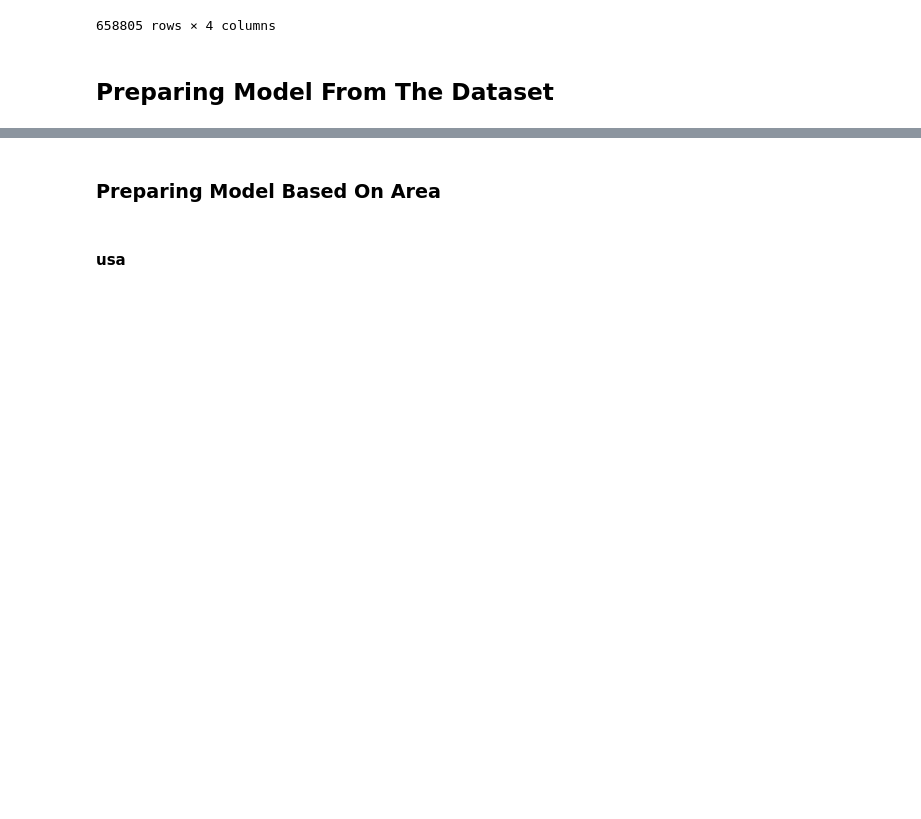
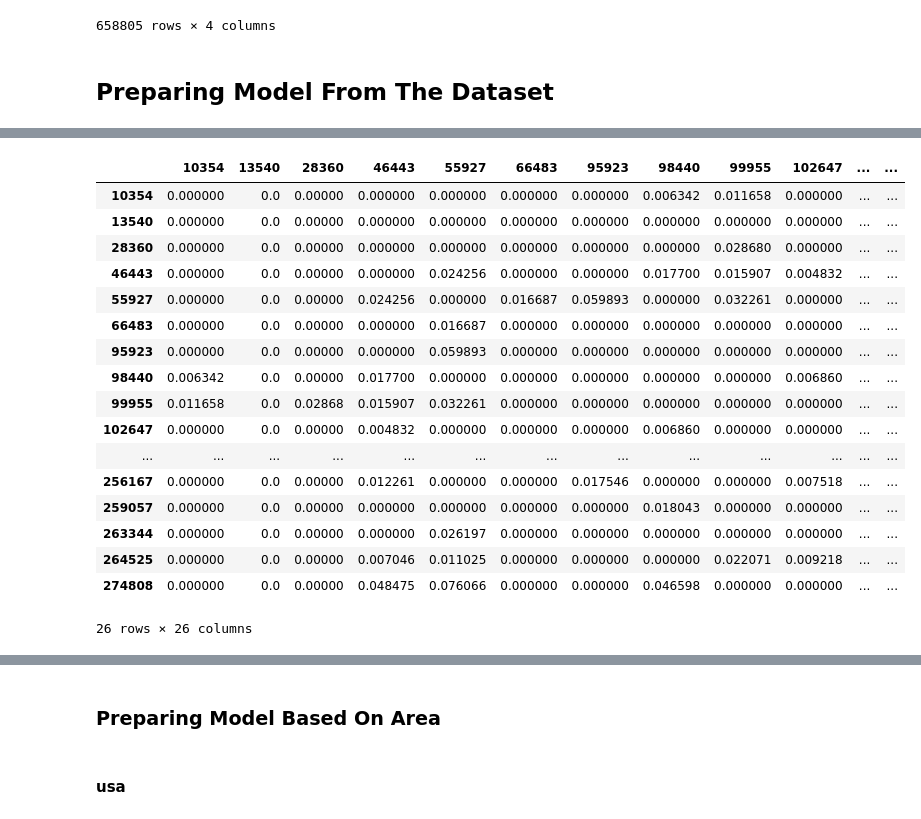
Before and after one commit to kunal-mallick/Book_Recommendation, a Jupyter notebook: Model Building/Model.ipynb, the cells around one changed output, grey strips where cells are left out. Saved outputs shown, nothing was run; the diff lists cells and outputs as text; code cells hidden in the pictures; blank space fills up the shorter version.

```diff
--- a/Model Building/Model.ipynb
+++ b/Model Building/Model.ipynb
@@ -805,0 +520,4 @@ others_similarity1
+# %%
+tg= age[age['Age_Type'] == 'Teenager']
+
+tg
@@ -805,0 +538,5 @@ others_similarity1
+# %%
+Teenager = tg.pivot_table(index='User-ID', columns='ISBN', values='Book-Rating')
+Teenager.fillna(0, inplace=True)
+
+Teenager
@@ -805,0 +563,28 @@ others_similarity1
+# %%
+Teenager_similarity = 1 - pairwise_distances(Teenager,metric='cosine')
+np.fill_diagonal(Teenager_similarity,0)
+
+Teenager_similarity = pd.DataFrame(Teenager_similarity)
+Teenager_similarity.index = np.sort(tg['User-ID'].unique())
+Teenager_similarity.columns = np.sort(tg['User-ID'].unique())
+
+Teenager_similarity
+# %% [output]
+|  | 10354 | 13540 | 28360 | 46443 | 55927 | 66483 | 95923 | 98440 | 99955 | 102647 | ... | ... |
+| 10354 | 0.000000 | 0.0 | 0.00000 | 0.000000 | 0.000000 | 0.000000 | 0.000000 | 0.006342 | 0.011658 | 0.000000 | ... | ... |
+| 13540 | 0.000000 | 0.0 | 0.00000 | 0.000000 | 0.000000 | 0.000000 | 0.000000 | 0.000000 | 0.000000 | 0.000000 | ... | ... |
+| 28360 | 0.000000 | 0.0 | 0.00000 | 0.000000 | 0.000000 | 0.000000 | 0.000000 | 0.000000 | 0.028680 | 0.000000 | ... | ... |
+| 46443 | 0.000000 | 0.0 | 0.00000 | 0.000000 | 0.024256 | 0.000000 | 0.000000 | 0.017700 | 0.015907 | 0.004832 | ... | ... |
+| 55927 | 0.000000 | 0.0 | 0.00000 | 0.024256 | 0.000000 | 0.016687 | 0.059893 | 0.000000 | 0.032261 | 0.000000 | ... | ... |
+| 66483 | 0.000000 | 0.0 | 0.00000 | 0.000000 | 0.016687 | 0.000000 | 0.000000 | 0.000000 | 0.000000 | 0.000000 | ... | ... |
+| 95923 | 0.000000 | 0.0 | 0.00000 | 0.000000 | 0.059893 | 0.000000 | 0.000000 | 0.000000 | 0.000000 | 0.000000 | ... | ... |
+| 98440 | 0.006342 | 0.0 | 0.00000 | 0.017700 | 0.000000 | 0.000000 | 0.000000 | 0.000000 | 0.000000 | 0.006860 | ... | ... |
+| 99955 | 0.011658 | 0.0 | 0.02868 | 0.015907 | 0.032261 | 0.000000 | 0.000000 | 0.000000 | 0.000000 | 0.000000 | ... | ... |
+| 102647 | 0.000000 | 0.0 | 0.00000 | 0.004832 | 0.000000 | 0.000000 | 0.000000 | 0.006860 | 0.000000 | 0.000000 | ... | ... |
+| ... | ... | ... | ... | ... | ... | ... | ... | ... | ... | ... | ... | ... |
+| 256167 | 0.000000 | 0.0 | 0.00000 | 0.012261 | 0.000000 | 0.000000 | 0.017546 | 0.000000 | 0.000000 | 0.007518 | ... | ... |
+| 259057 | 0.000000 | 0.0 | 0.00000 | 0.000000 | 0.000000 | 0.000000 | 0.000000 | 0.018043 | 0.000000 | 0.000000 | ... | ... |
+| 263344 | 0.000000 | 0.0 | 0.00000 | 0.000000 | 0.026197 | 0.000000 | 0.000000 | 0.000000 | 0.000000 | 0.000000 | ... | ... |
+| 264525 | 0.000000 | 0.0 | 0.00000 | 0.007046 | 0.011025 | 0.000000 | 0.000000 | 0.000000 | 0.022071 | 0.009218 | ... | ... |
+| 274808 | 0.000000 | 0.0 | 0.00000 | 0.048475 | 0.076066 | 0.000000 | 0.000000 | 0.046598 | 0.000000 | 0.000000 | ... | ... |
+26 rows × 26 columns
```
Also changed, not shown: parts of 73 cells of this notebook.
